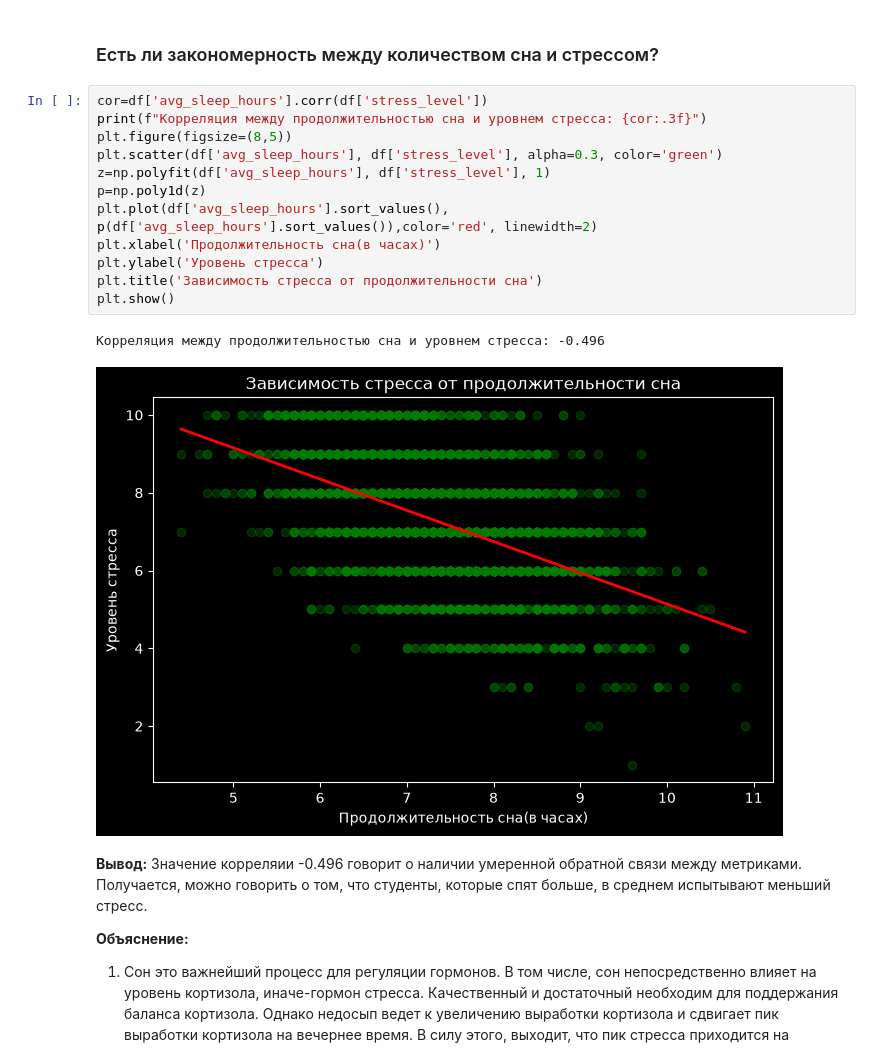
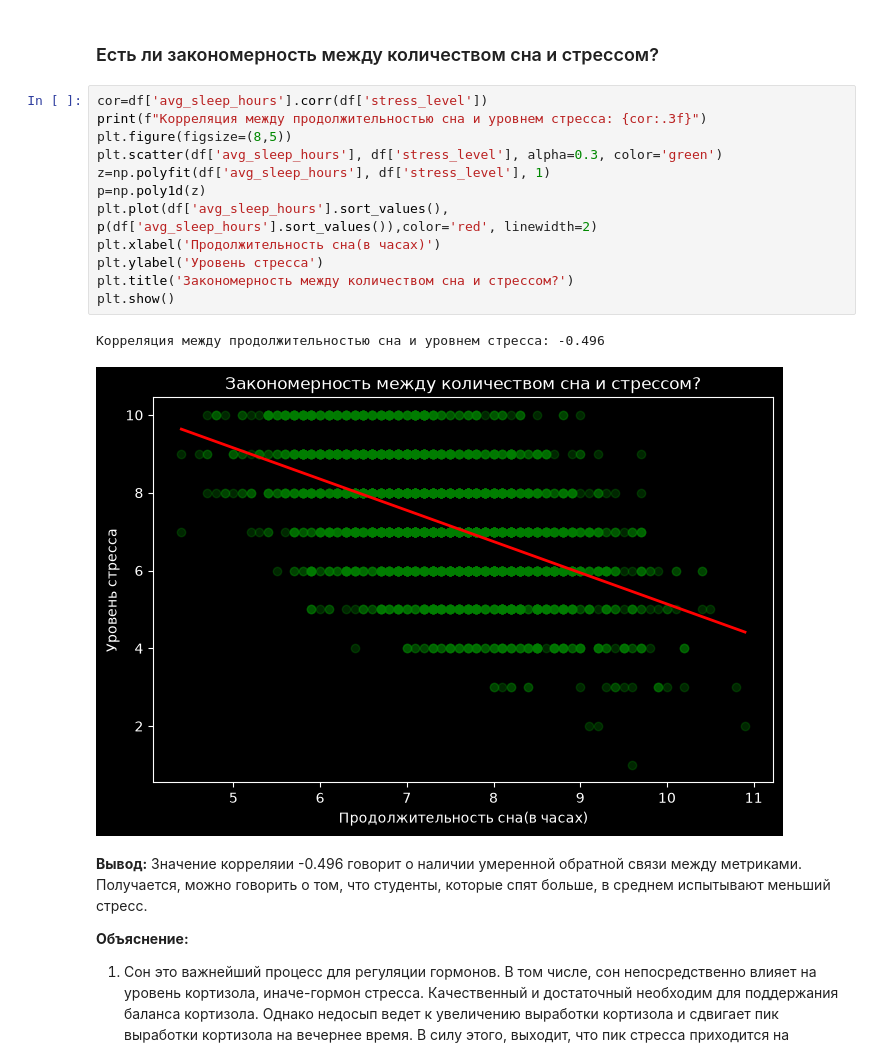
Before and after one commit to zemfira123/impact-of-screentime-on-students, a Jupyter notebook: analysis.ipynb, the cells around one changed output. Saved outputs shown, nothing was run; the diff lists cells and outputs as text.

```diff
--- a/analysis.ipynb
+++ b/analysis.ipynb
@@ -53,18 +41,18 @@ max       10.000000
 # %%
 cor=df['avg_sleep_hours'].corr(df['stress_level'])
 print(f"Корреляция между продолжительностью сна и уровнем стресса: {cor:.3f}")
 plt.figure(figsize=(8,5))
 plt.scatter(df['avg_sleep_hours'], df['stress_level'], alpha=0.3, color='green')
 z=np.polyfit(df['avg_sleep_hours'], df['stress_level'], 1)
 p=np.poly1d(z)
 plt.plot(df['avg_sleep_hours'].sort_values(), p(df['avg_sleep_hours'].sort_values()),color='red', linewidth=2)
 plt.xlabel('Продолжительность сна(в часах)')
 plt.ylabel('Уровень стресса')
-plt.title('Зависимость стресса от продолжительности сна')
+plt.title('Закономерность между количеством сна и стрессом?')
 plt.show()
 # %% [output]
 Корреляция между продолжительностью сна и уровнем стресса: -0.496
-[figure, old version]
+[figure, new version]
 # %% [markdown]
 
 **Вывод:**
```
Also changed, not shown: parts of 6 cells of this notebook, 2 other files.
